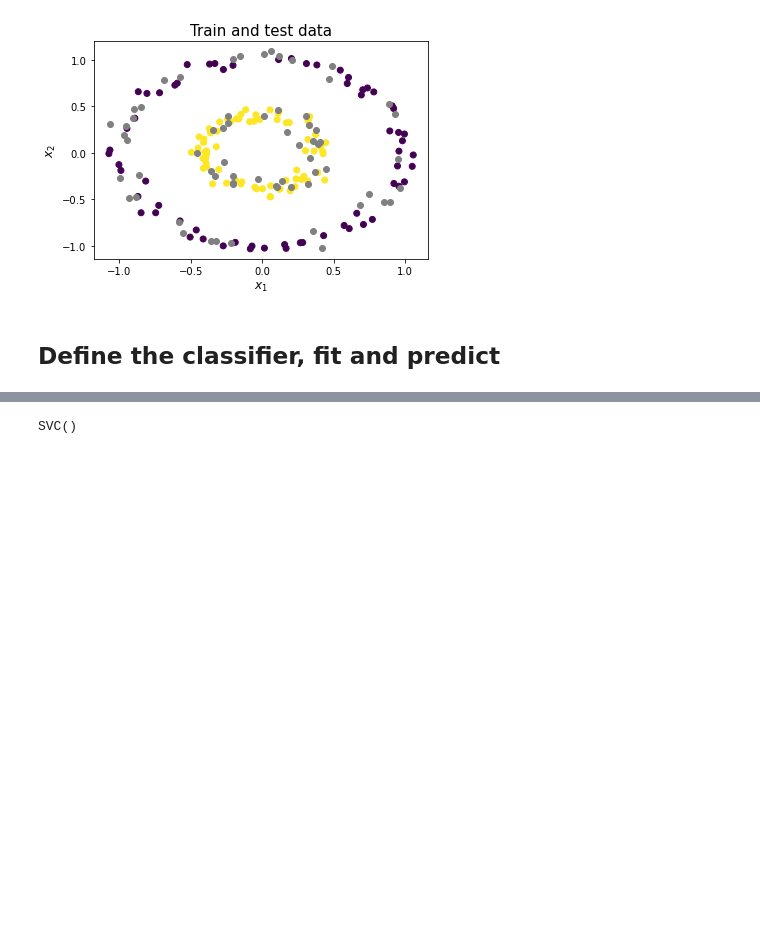
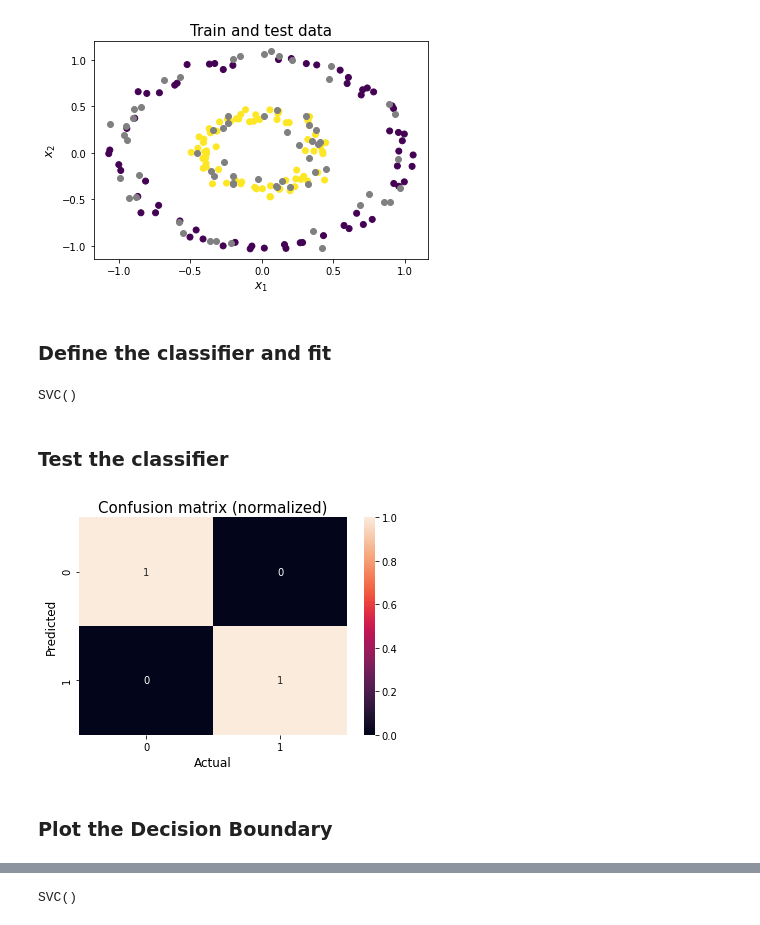
Before and after one commit to maticalderini/SVM-tutorial---TQMP, a Jupyter notebook: svm_tutorial.ipynb, the cells around one changed output, grey strips where cells are left out. Saved outputs shown, nothing was run; the diff lists cells and outputs as text; code cells hidden in the pictures; blank space fills up the shorter version.

```diff
--- a/svm_tutorial.ipynb
+++ b/svm_tutorial.ipynb
@@ -17,10 +18,10 @@ plt.rcParams.update({'axes.labelsize': 12,
 # %%
 X, y = datasets.make_circles(n_samples=200, factor=0.4, noise=0.05, random_state=42)
 
-data = pd.DataFrame(np.hstack((X, y.reshape(-1, 1))),
+data_no_overlap = pd.DataFrame(np.hstack((X, y.reshape(-1, 1))),
                     columns=('x1', 'x2', 'targets'))
 
-data
+data_no_overlap
 # %% [output]
 |  | x1 | x2 | targets |
 | 0 | 0.922321 | -0.330092 | 0.0 |
@@ -36,7 +37,7 @@ data
 | 199 | 0.408712 | 0.063812 | 1.0 |
 200 rows × 3 columns
 # %%
-X_train, X_test, y_train, y_test = train_test_split(data[['x1', 'x2']], data['targets'],
+X_train, X_test, y_train, y_test = train_test_split(data_no_overlap[['x1', 'x2']], data_no_overlap['targets'],
                                                     shuffle=True, test_size=0.33, random_state=42)
 # %%
 fig, ax = plt.subplots()
@@ -47,4 +48,28 @@ plt.show()
 # %% [output]
 [figure]
 # %% [markdown]
-## Define the classifier, fit and predict
+### Define the classifier and fit
+# %%
+clf = svm.SVC()
+
+clf.fit(X_train, y_train)
+# %% [output]
+SVC()
+# %% [markdown]
+### Test the classifier
+# %%
+y_pred = clf.predict(X_test)
+confusion = confusion_matrix(y_test, y_pred, normalize='true')
+# %%
+labels = ('0', '1')
+
+fig, ax = plt.subplots()
+sns.heatmap(confusion, annot=True, ax=ax)
+ax.set(title='Confusion matrix (normalized)',
+       xlabel='Actual', ylabel='Predicted',
+       xticklabels=labels, yticklabels=labels)
+plt.show()
+# %% [output]
+[figure, added]
+# %% [markdown]
+### Plot the Decision Boundary
```
Also changed, not shown: parts of 15 cells of this notebook, 3 other files.
